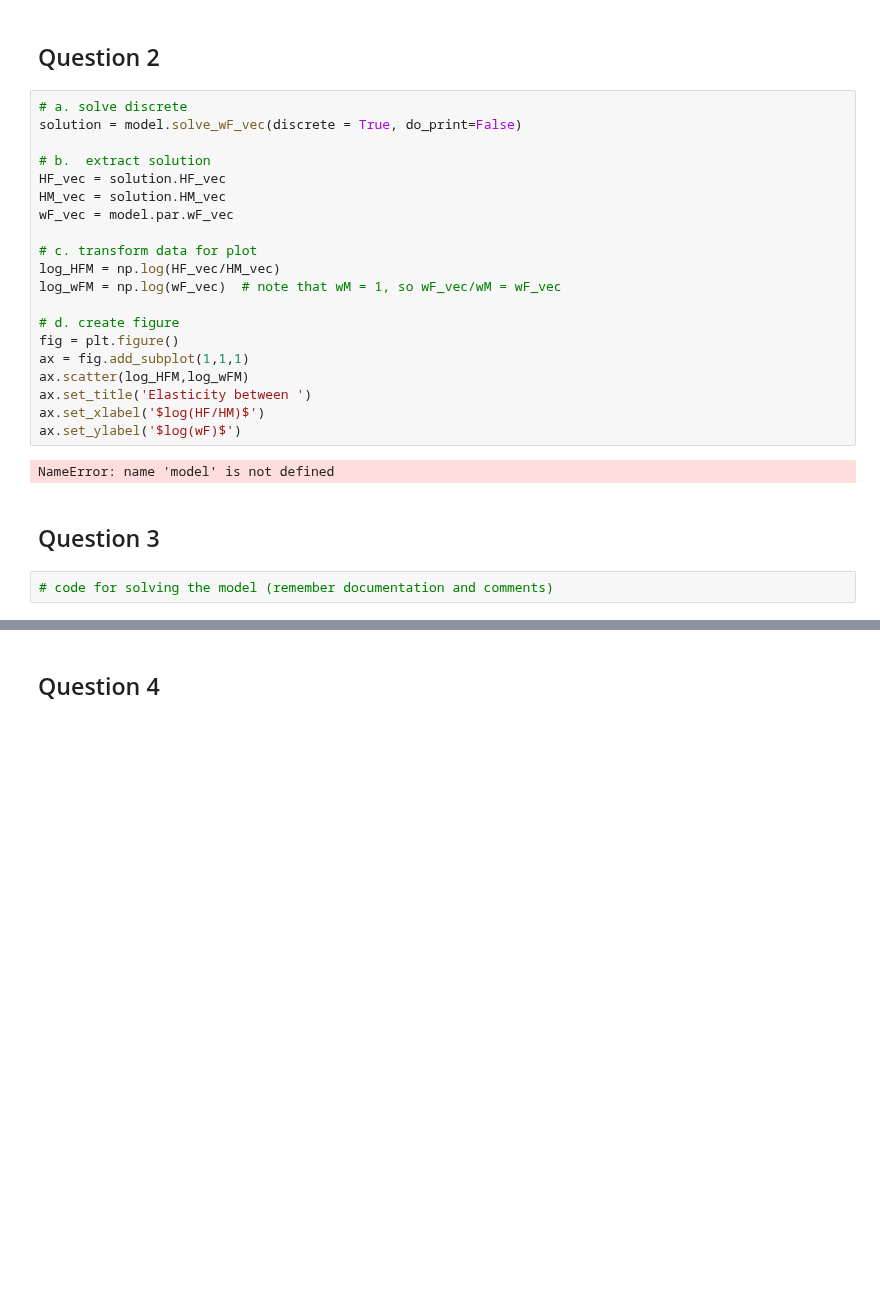
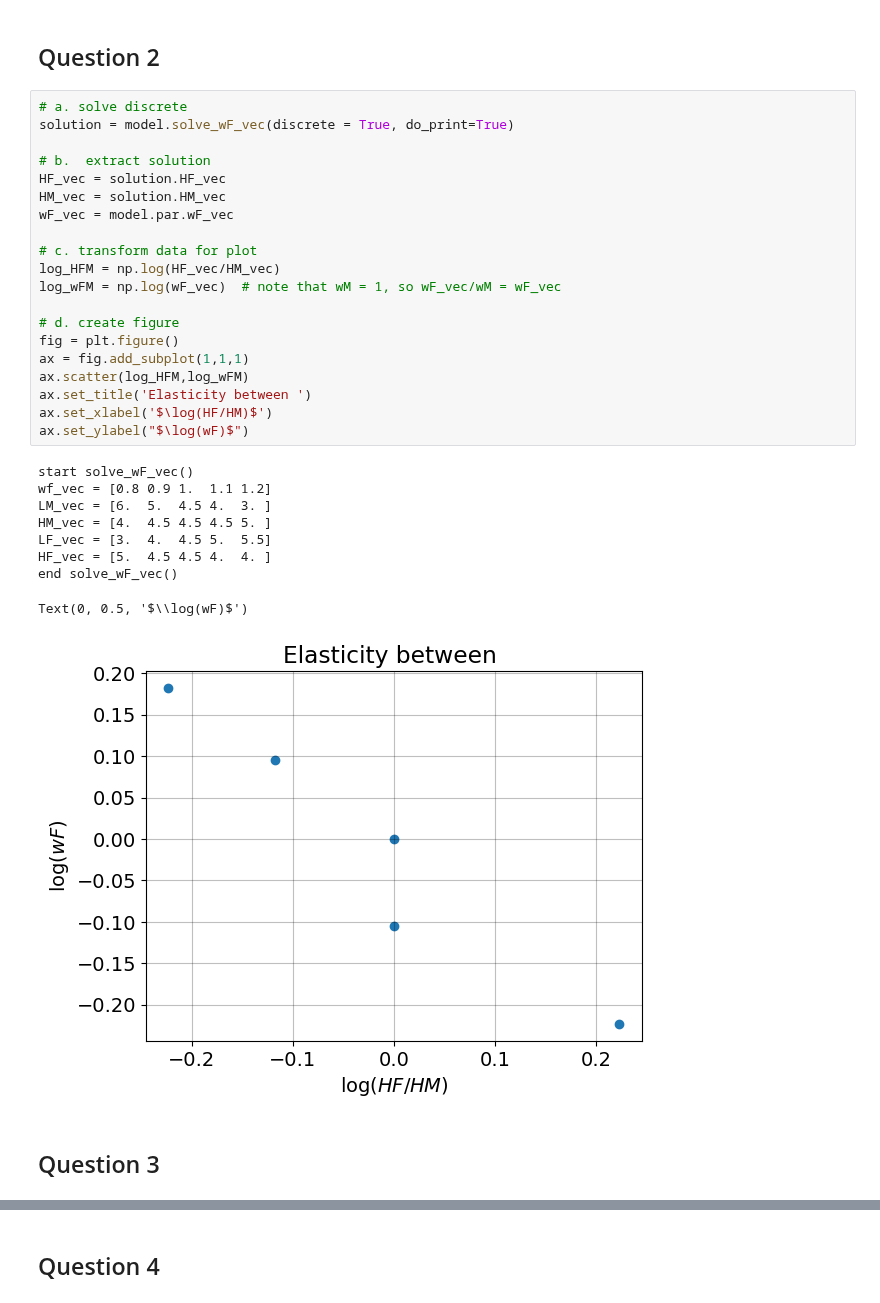
Before and after one commit to NumEconCopenhagen/projects-2023-scb, a Jupyter notebook: inauguralproject/InargualProject2023.ipynb, the cells around one changed output, grey strips where cells are left out. Cells and saved outputs as stored; diff of their text form; blank space fills up the shorter version.

Commit message:
Q2 and Q3 code, missing comments

```diff
--- a/inauguralproject/InargualProject2023.ipynb
+++ b/inauguralproject/InargualProject2023.ipynb
@@ -30,27 +34,33 @@ model = HSM.HouseholdSpecializationModelClass()
 ## Question 2
 # %%
 # a. solve discrete
-solution = model.solve_wF_vec(discrete = True, do_print=False)
+solution = model.solve_wF_vec(discrete = True, do_print=True)
 
 # b.  extract solution
 HF_vec = solution.HF_vec
 HM_vec = solution.HM_vec
 wF_vec = model.par.wF_vec
 
 # c. transform data for plot
 log_HFM = np.log(HF_vec/HM_vec)
 log_wFM = np.log(wF_vec)  # note that wM = 1, so wF_vec/wM = wF_vec
 
 # d. create figure
 fig = plt.figure()
 ax = fig.add_subplot(1,1,1)
 ax.scatter(log_HFM,log_wFM)
 ax.set_title('Elasticity between ')
-ax.set_xlabel('$log(HF/HM)$')
-ax.set_ylabel('$log(wF)$')
+ax.set_xlabel('$\log(HF/HM)$')
+ax.set_ylabel("$\log(wF)$")
 # %% [output]
-NameError: name 'model' is not defined
+start solve_wF_vec()
+wf_vec = [0.8 0.9 1.  1.1 1.2]
+LM_vec = [6.  5.  4.5 4.  3. ]
+HM_vec = [4.  4.5 4.5 4.5 5. ]
+LF_vec = [3.  4.  4.5 5.  5.5]
+HF_vec = [5.  4.5 4.5 4.  4. ]
+end solve_wF_vec()
+Text(0, 0.5, '$\\log(wF)$')
+[figure, added]
 # %% [markdown]
 ## Question 3
-# %%
-# code for solving the model (remember documentation and comments)
```
Also changed, not shown: parts of 3 cells of this notebook.
